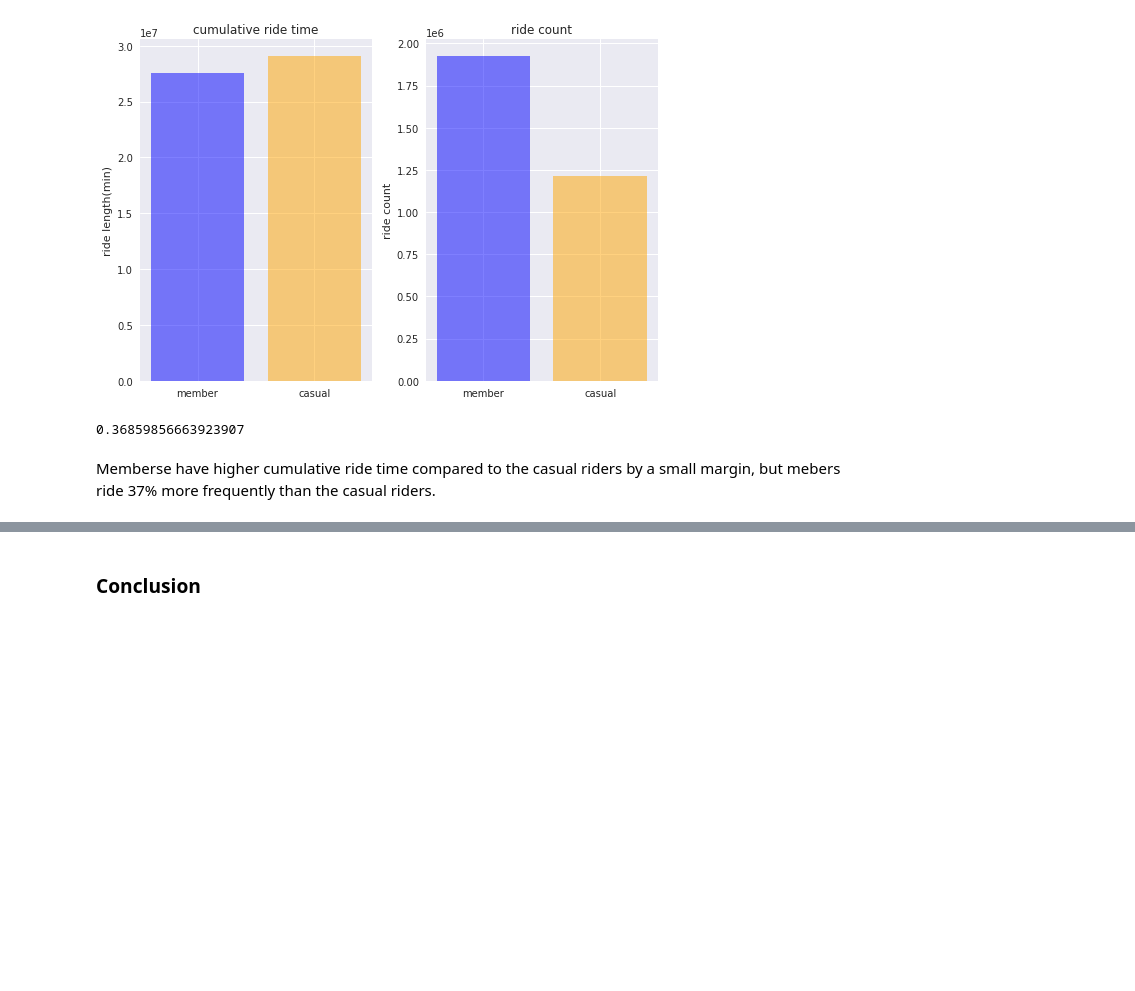
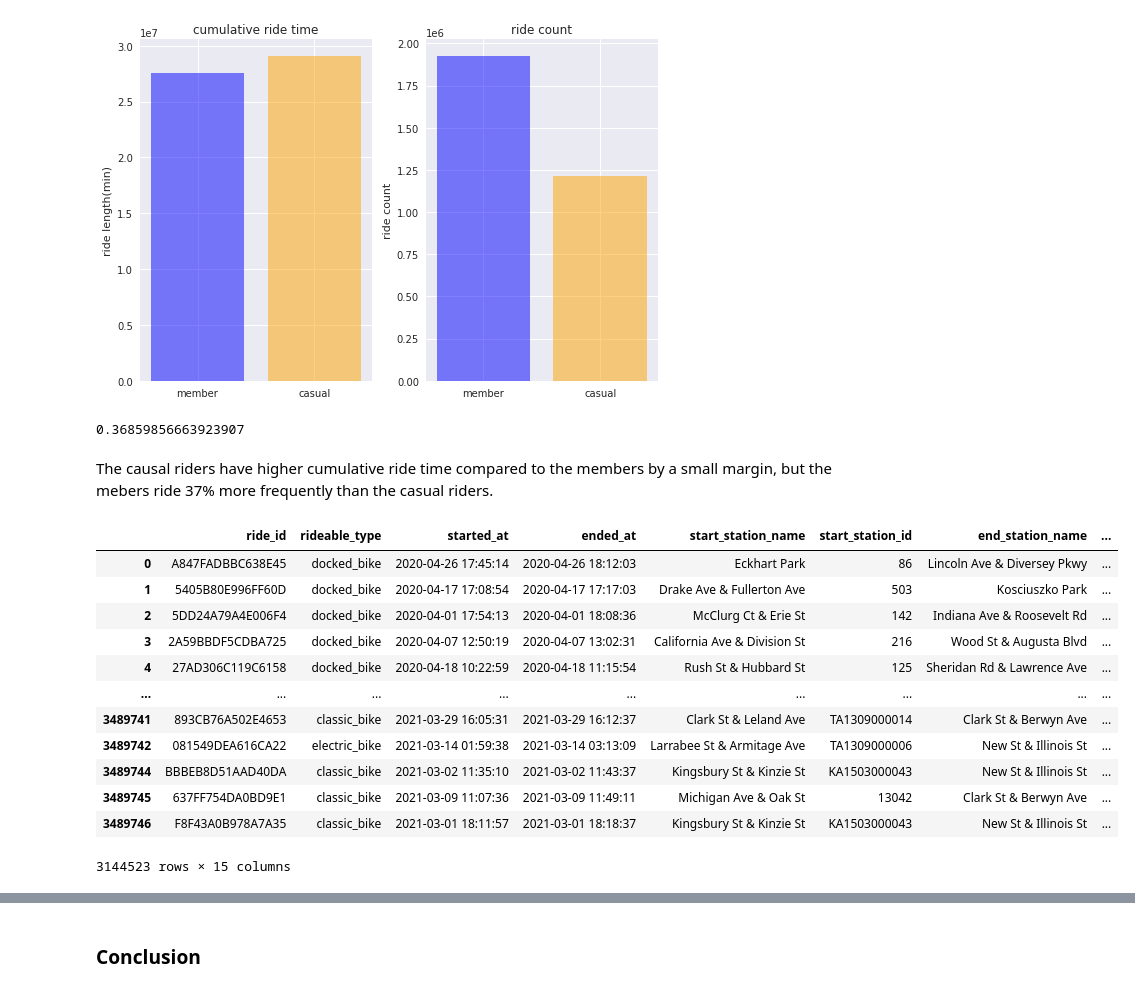
Before and after one commit to alpacapetter/divvy-bike-share-case-study, a Jupyter notebook: divvy-bike-share-case-study.ipynb, the cells around one changed output, grey strips where cells are left out. Cells and saved outputs as stored; diff of their text form; code cells hidden in the pictures; blank space fills up the shorter version.

```diff
--- a/divvy-bike-share-case-study.ipynb
+++ b/divvy-bike-share-case-study.ipynb
@@ -202,4 +202,20 @@ m = member_ride_length.count()
 # %% [output]
 0.36859856663923907
 # %% [markdown]
-Memberse have higher cumulative ride time compared to the casual riders by a small margin, but mebers ride 37% more frequently than the casual riders.
+The causal riders have higher cumulative ride time compared to the members by a small margin, but the mebers ride 37% more frequently than the casual riders.
+# %%
+main_df
+# %% [output]
+|  | ride_id | rideable_type | started_at | ended_at | start_station_name | start_station_id | end_station_name | ... |
+| 0 | A847FADBBC638E45 | docked_bike | 2020-04-26 17:45:14 | 2020-04-26 18:12:03 | Eckhart Park | 86 | Lincoln Ave & Diversey Pkwy | ... |
+| 1 | 5405B80E996FF60D | docked_bike | 2020-04-17 17:08:54 | 2020-04-17 17:17:03 | Drake Ave & Fullerton Ave | 503 | Kosciuszko Park | ... |
+| 2 | 5DD24A79A4E006F4 | docked_bike | 2020-04-01 17:54:13 | 2020-04-01 18:08:36 | McClurg Ct & Erie St | 142 | Indiana Ave & Roosevelt Rd | ... |
+| 3 | 2A59BBDF5CDBA725 | docked_bike | 2020-04-07 12:50:19 | 2020-04-07 13:02:31 | California Ave & Division St | 216 | Wood St & Augusta Blvd | ... |
+| 4 | 27AD306C119C6158 | docked_bike | 2020-04-18 10:22:59 | 2020-04-18 11:15:54 | Rush St & Hubbard St | 125 | Sheridan Rd & Lawrence Ave | ... |
+| ... | ... | ... | ... | ... | ... | ... | ... | ... |
+| 3489741 | 893CB76A502E4653 | classic_bike | 2021-03-29 16:05:31 | 2021-03-29 16:12:37 | Clark St & Leland Ave | TA1309000014 | Clark St & Berwyn Ave | ... |
+| 3489742 | 081549DEA616CA22 | electric_bike | 2021-03-14 01:59:38 | 2021-03-14 03:13:09 | Larrabee St & Armitage Ave | TA1309000006 | New St & Illinois St | ... |
+| 3489744 | BBBEB8D51AAD40DA | classic_bike | 2021-03-02 11:35:10 | 2021-03-02 11:43:37 | Kingsbury St & Kinzie St | KA1503000043 | New St & Illinois St | ... |
+| 3489745 | 637FF754DA0BD9E1 | classic_bike | 2021-03-09 11:07:36 | 2021-03-09 11:49:11 | Michigan Ave & Oak St | 13042 | Clark St & Berwyn Ave | ... |
+| 3489746 | F8F43A0B978A7A35 | classic_bike | 2021-03-01 18:11:57 | 2021-03-01 18:18:37 | Kingsbury St & Kinzie St | KA1503000043 | New St & Illinois St | ... |
+3144523 rows × 15 columns
```
Also changed, not shown: parts of 16 cells of this notebook.
